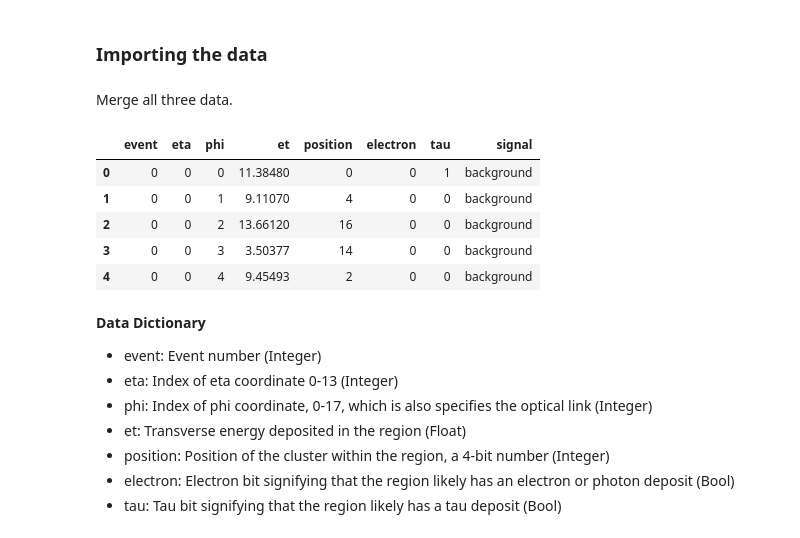
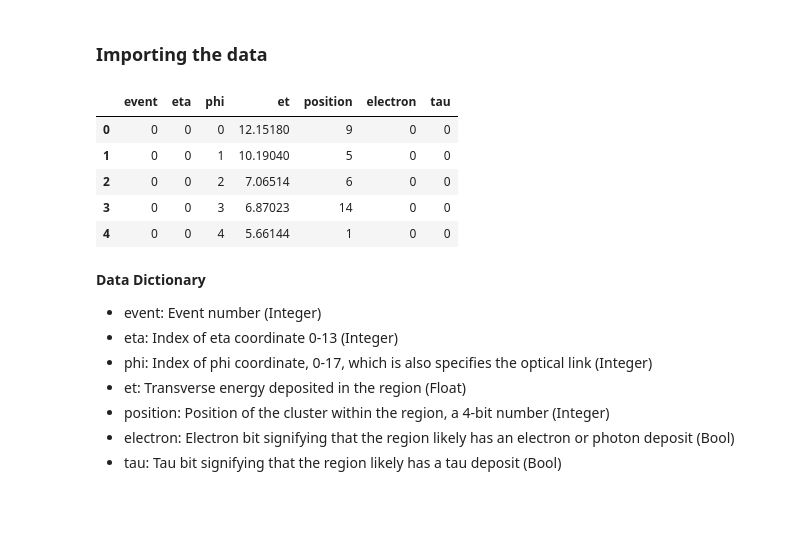
Before and after one commit to SridharaDasu/CMSMLProjectData, a Jupyter notebook: Event_Clustering.ipynb, the cells around one changed output. Cells and saved outputs as stored; diff of their text form; code cells hidden in the pictures; blank space fills up the shorter version.

```diff
--- a/Event_Clustering.ipynb
+++ b/Event_Clustering.ipynb
@@ -23,3 +19,2 @@ data_bg['signal'] = 'background'
 # %%
-data_elec = pd.read_csv("output_data/ElectronRegionData.csv") # Electron Region
-data_elec['signal'] = 'electron'
+data = pd.read_csv("output_data/ElectronRegionData.csv") # Electron Region
@@ -29,5 +20,0 @@ data_tau['signal'] = 'tau'
-# %% [markdown]
-Merge all three data.
-# %%
-# Combine as a list
-data = [data_bg, data_elec, data_tau]
@@ -37,13 +21,13 @@ df_merged = pd.concat(data)
 # %%
 # View the merged data head
-df_merged.head()
+data.head()
 # %% [output]
-|  | event | eta | phi | et | position | electron | tau | signal |
-| 0 | 0 | 0 | 0 | 11.38480 | 0 | 0 | 1 | background |
-| 1 | 0 | 0 | 1 | 9.11070 | 4 | 0 | 0 | background |
-| 2 | 0 | 0 | 2 | 13.66120 | 16 | 0 | 0 | background |
-| 3 | 0 | 0 | 3 | 3.50377 | 14 | 0 | 0 | background |
-| 4 | 0 | 0 | 4 | 9.45493 | 2 | 0 | 0 | background |
+|  | event | eta | phi | et | position | electron | tau |
+| 0 | 0 | 0 | 0 | 12.15180 | 9 | 0 | 0 |
+| 1 | 0 | 0 | 1 | 10.19040 | 5 | 0 | 0 |
+| 2 | 0 | 0 | 2 | 7.06514 | 6 | 0 | 0 |
+| 3 | 0 | 0 | 3 | 6.87023 | 14 | 0 | 0 |
+| 4 | 0 | 0 | 4 | 5.66144 | 1 | 0 | 0 |
 # %% [markdown]
 **Data Dictionary**
 
```
Also changed, not shown: parts of 52 cells of this notebook, 1 other file.
